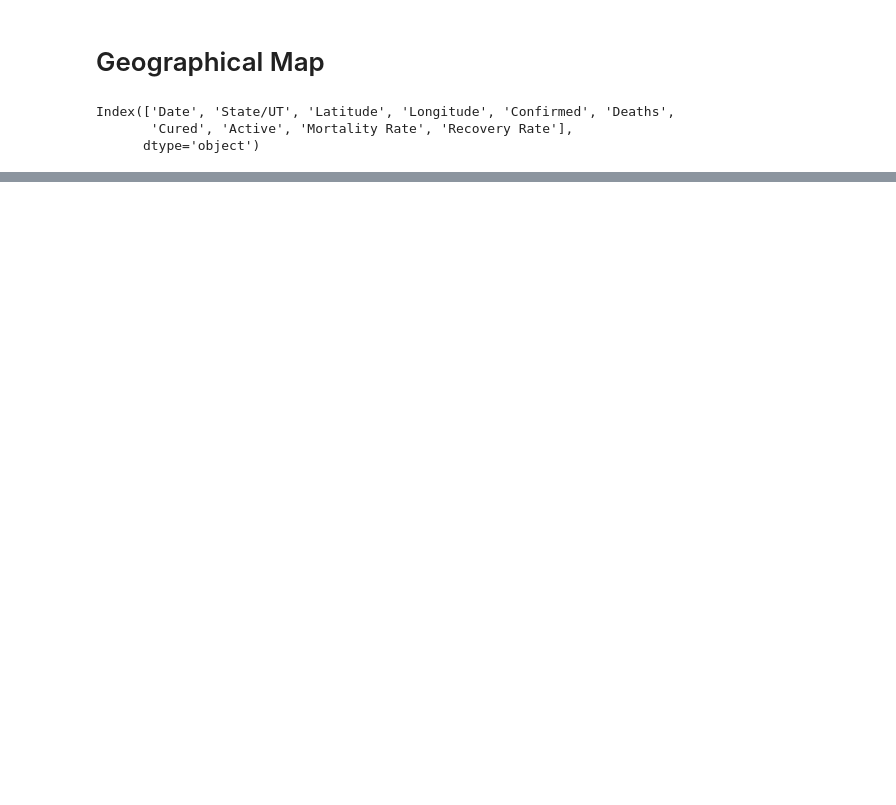
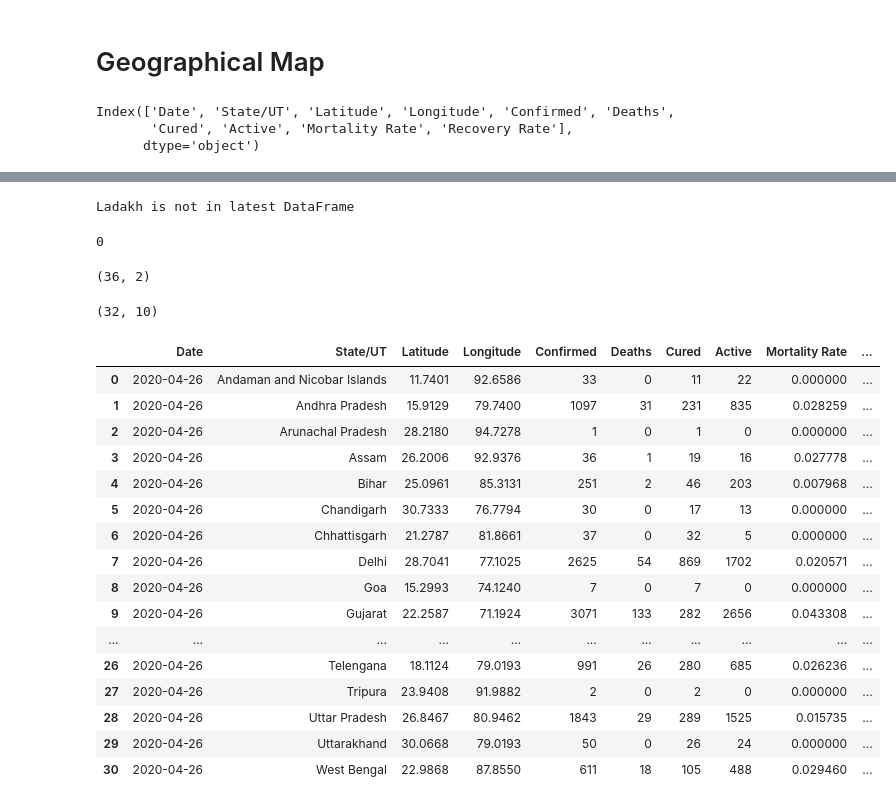
Before and after one commit to sreyaz01/covid-19-india-data-analysis, a Jupyter notebook: analysis_on_COVID_19_India.ipynb, the cells around one changed output, grey strips where cells are left out. Cells and saved outputs as stored; diff of their text form; code cells hidden in the pictures; blank space fills up the shorter version.

```diff
--- a/analysis_on_COVID_19_India.ipynb
+++ b/analysis_on_COVID_19_India.ipynb
@@ -466,0 +465,55 @@ new = map(fun,df_clean["Date"])
+# %%
+# Reading Popolation Data
+
+pop2018 = pd.read_csv(r'C:\Users\sreya\Desktop\Pythone_File\COVID-19_INDIA\input\covid19-corona-virus-india-dataset/pop2018.csv')
+
+pop2018.rename(columns = {'State': 'State/UT'},inplace = True)
+pop2018.dtypes
+
+pop2018['State/UT'].replace('Telangana', 'Telengana', inplace=True)
+pop2018['State/UT'].replace('Jammu & Kashmir', 'Jammu and Kashmir', inplace=True)
+pop2018['State/UT'].replace('A.& N.Islands', 'Andaman and Nicobar Islands', inplace=True)
+# %%
+states_l = []
+for state in latest['State/UT'].tolist():
+    latest_state_list = pop2018['State/UT'].tolist()
+    if state in latest_state_list:
+        pass
+    else:
+        print(state, 'is not in latest DataFrame')
+
+
+len(states_l)
+# %% [output]
+Ladakh is not in latest DataFrame
+0
+# %%
+pop2018.shape
+# %% [output]
+(36, 2)
+# %%
+latest.shape
+# %% [output]
+(32, 10)
+# %%
+merge = pd.merge(latest,pop2018, on = 'State/UT')
+# %%
+merge
+# %% [output]
+|  | Date | State/UT | Latitude | Longitude | Confirmed | Deaths | Cured | Active | Mortality Rate | ... |
+| 0 | 2020-04-26 | Andaman and Nicobar Islands | 11.7401 | 92.6586 | 33 | 0 | 11 | 22 | 0.000000 | ... |
+| 1 | 2020-04-26 | Andhra Pradesh | 15.9129 | 79.7400 | 1097 | 31 | 231 | 835 | 0.028259 | ... |
+| 2 | 2020-04-26 | Arunachal Pradesh | 28.2180 | 94.7278 | 1 | 0 | 1 | 0 | 0.000000 | ... |
+| 3 | 2020-04-26 | Assam | 26.2006 | 92.9376 | 36 | 1 | 19 | 16 | 0.027778 | ... |
+| 4 | 2020-04-26 | Bihar | 25.0961 | 85.3131 | 251 | 2 | 46 | 203 | 0.007968 | ... |
+| 5 | 2020-04-26 | Chandigarh | 30.7333 | 76.7794 | 30 | 0 | 17 | 13 | 0.000000 | ... |
+| 6 | 2020-04-26 | Chhattisgarh | 21.2787 | 81.8661 | 37 | 0 | 32 | 5 | 0.000000 | ... |
+| 7 | 2020-04-26 | Delhi | 28.7041 | 77.1025 | 2625 | 54 | 869 | 1702 | 0.020571 | ... |
+| 8 | 2020-04-26 | Goa | 15.2993 | 74.1240 | 7 | 0 | 7 | 0 | 0.000000 | ... |
+| 9 | 2020-04-26 | Gujarat | 22.2587 | 71.1924 | 3071 | 133 | 282 | 2656 | 0.043308 | ... |
+| ... | ... | ... | ... | ... | ... | ... | ... | ... | ... | ... |
+| 26 | 2020-04-26 | Telengana | 18.1124 | 79.0193 | 991 | 26 | 280 | 685 | 0.026236 | ... |
+| 27 | 2020-04-26 | Tripura | 23.9408 | 91.9882 | 2 | 0 | 2 | 0 | 0.000000 | ... |
+| 28 | 2020-04-26 | Uttar Pradesh | 26.8467 | 80.9462 | 1843 | 29 | 289 | 1525 | 0.015735 | ... |
+| 29 | 2020-04-26 | Uttarakhand | 30.0668 | 79.0193 | 50 | 0 | 26 | 24 | 0.000000 | ... |
+| 30 | 2020-04-26 | West Bengal | 22.9868 | 87.8550 | 611 | 18 | 105 | 488 | 0.029460 | ... |
```
Also changed, not shown: parts of 25 cells of this notebook, 1 other file.
